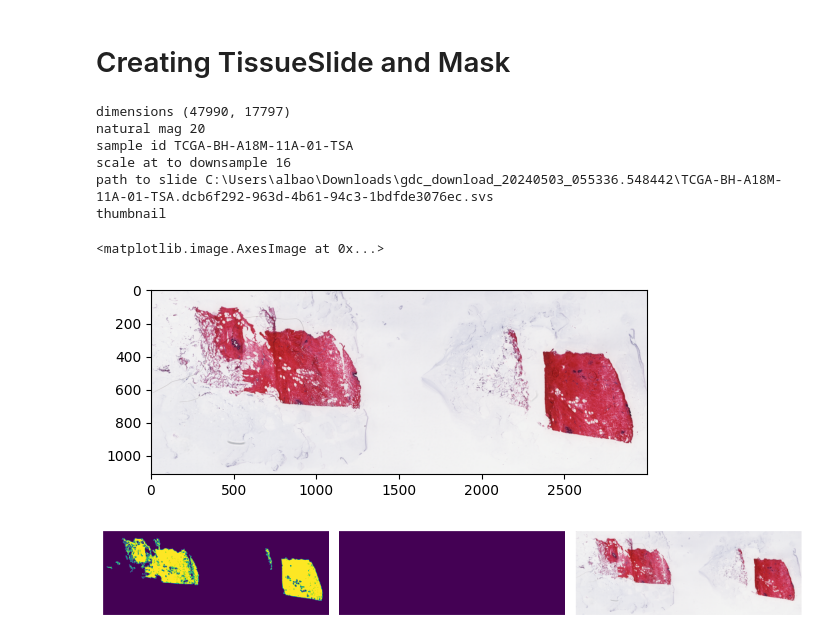
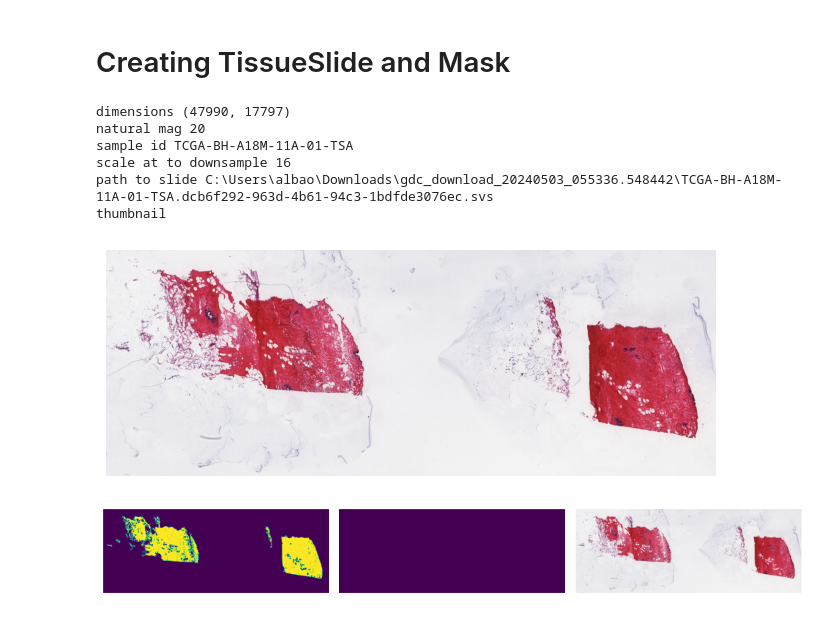
Before and after one commit to lolmomarchal/SlideLab, a Jupyter notebook: Example.ipynb, the cells around one changed output. Cells and saved outputs as stored; diff of their text form; code cells hidden in the pictures.

```diff
--- a/Example.ipynb
+++ b/Example.ipynb
@@ -13,22 +13,24 @@ slide = TissueSlide.TissueSlide(path)
 # %%
 # attributes:
 print(f"dimensions {slide.dimensions}")
 print(f"natural mag {slide.magnification}")
 print(f"sample id {slide.id}")
 print(f"scale at to downsample {slide.SCALE}")
 print(f"path to slide {slide.path}")
 
 print(f"thumbnail")
 plt.imshow(slide.thumbnail)
+plt.axis("off")
+plt.tight_layout()
+plt.show()
 # %% [output]
 dimensions (47990, 17797)
 natural mag 20
 sample id TCGA-BH-A18M-11A-01-TSA
 scale at to downsample 16
 path to slide C:\Users\albao\Downloads\gdc_download_20240503_055336.548442\TCGA-BH-A18M-11A-01-TSA.dcb6f292-963d-4b61-94c3-1bdfde3076ec.svs
 thumbnail
-<matplotlib.image.AxesImage at 0x...>
-[figure, old version]
+[figure, new version]
 # %%
 # creating a mask
 # Have the option to provide a path to save the tissue mask
```
Also changed, not shown: parts of 2 cells of this notebook, 5 other files.
